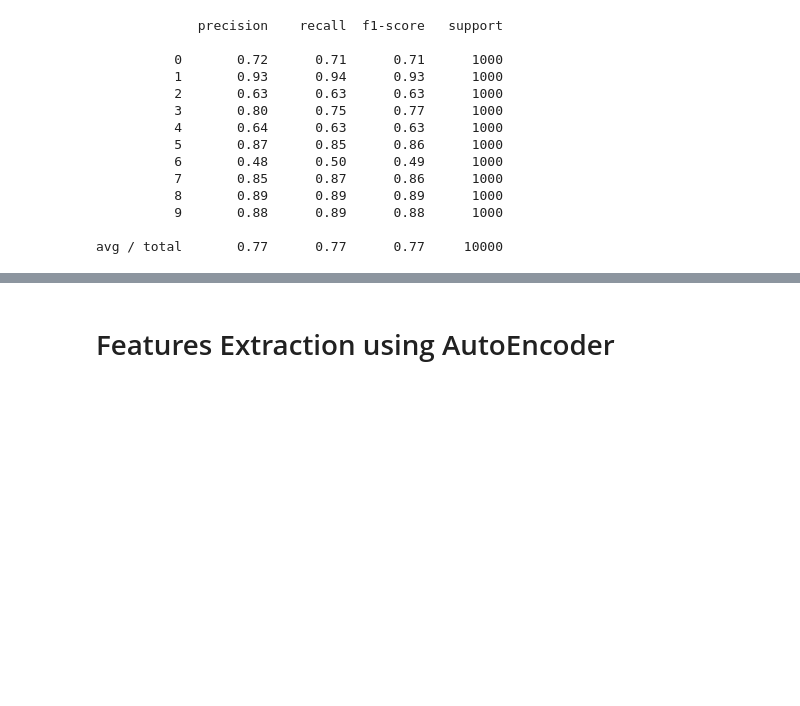
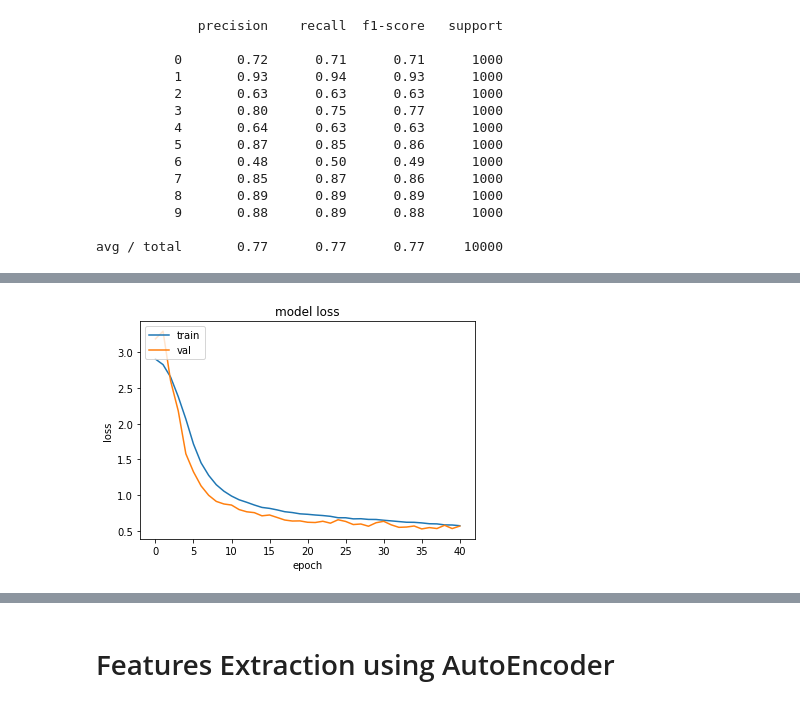
Before and after one commit to hgdangkhoi/Image-Classification-with-Fashion-MNIST-and-CIFAR-10, a Jupyter notebook: Image Classification with Fashion-MNIST and CIFAR-10.ipynb, the cells around one changed output, grey strips where cells are left out. Drawn from its saved outputs; the diff is of its cells as text; code cells hidden in the pictures; blank space fills up the shorter version.

Commit message:
add CNN for mnist pca

```diff
--- a/Image Classification with Fashion-MNIST and CIFAR-10.ipynb
+++ b/Image Classification with Fashion-MNIST and CIFAR-10.ipynb
@@ -822,3 +833,8 @@ Plotting confusion matrix
           9       0.88      0.89      0.88      1000
 
 avg / total       0.77      0.77      0.77     10000
+# %%
+x_train_pca_cnn = x_train_pca.reshape(x_train_pca.shape[0], x_train_pca.shape[1], 1, 1)
+x_test_pca_cnn = x_test_pca.reshape(x_test_pca.shape[0], x_test_pca.shape[1], 1, 1)
+print(x_train_pca_cnn.shape)
+print(x_test_pca_cnn.shape)
@@ -824,0 +901,9 @@ avg / total       0.77      0.77      0.77     10000
+# %%
+start = time.time()
+
+history = model.fit(x_train_pca_cnn,y_train_tf, validation_split=0.2, callbacks=[monitor,checkpointer],
+                    verbose=1,epochs=50, batch_size=256, shuffle=True)
+
+end = time.time()
+cnn_mnist_time = end-start
+print("Total training time is {:0.2f} minute".format(cnn_mnist_time/60.0))
@@ -824,0 +928,11 @@ avg / total       0.77      0.77      0.77     10000
+# %%
+# plot summarize history for loss
+plt.plot(history.history['loss'])
+plt.plot(history.history['val_loss'])
+plt.title('model loss')
+plt.ylabel('loss')
+plt.xlabel('epoch')
+plt.legend(['train', 'val'], loc='upper left')
+plt.show()
+# %% [output]
+[figure, added]
```
Also changed, not shown: parts of 16 cells of this notebook.
